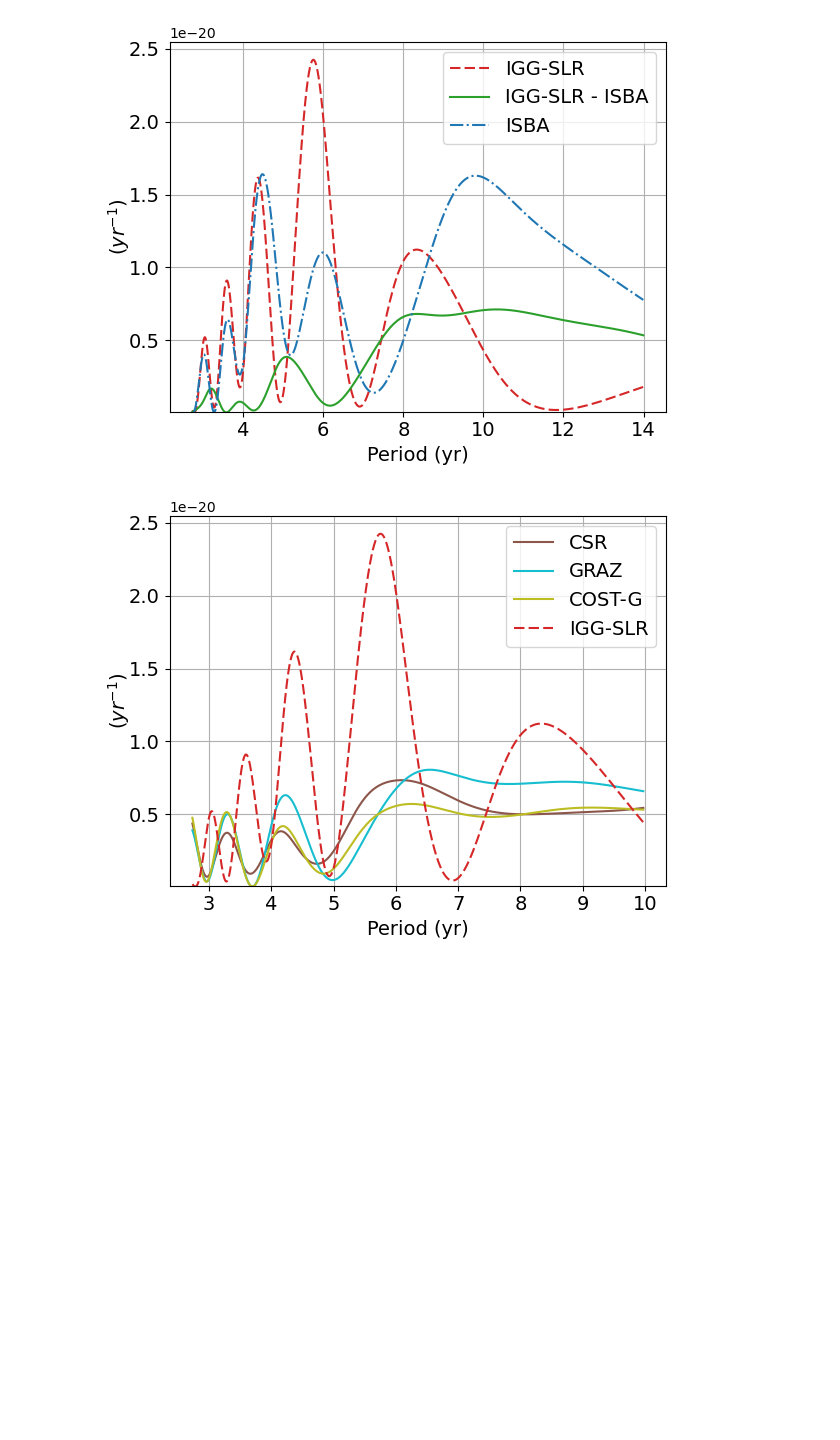
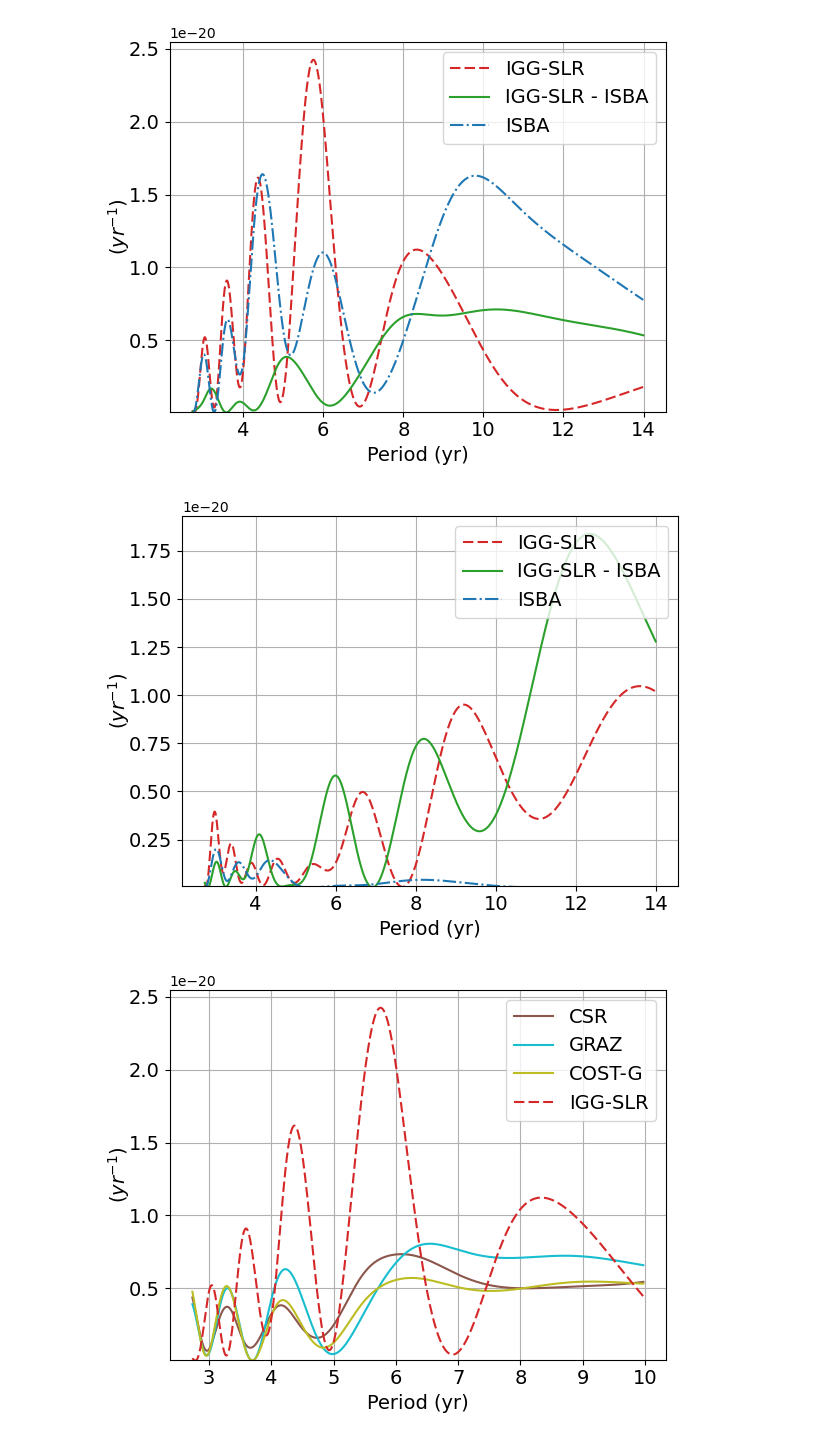
Before and after one commit to tsutterley/gravity-toolkit, a Jupyter notebook: notebooks/GRL_Gravitational_Lecomte2023b.ipynb, the cells around one changed output. Drawn from its saved outputs; the diff is of its cells as text; code cells hidden in the pictures; blank space fills up the shorter version.

```diff
--- a/notebooks/GRL_Gravitational_Lecomte2023b.ipynb
+++ b/notebooks/GRL_Gravitational_Lecomte2023b.ipynb
@@ -222,5 +239,36 @@ plt.grid()
 plt.show()
 # %% [output]
 [figure]
+# %%
+# Figure S4b of the paper
+# Fig S4b. Lomb-Scargle periodogram of C2,2 coefficient for IGG-SLR (red) product, IGG-SLR minus ISBA combination (green) and ISBA (blue).
+windows = 48
+
+# windows creation to reduce the apodization effect
+global_hann = sc.signal.windows.hamming(windows)[:windows//2]
+slr_hann = np.concatenate((global_hann, np.ones(len(SLR_filt_Ylms.time)-windows), global_hann[::-1]))
+slrisba_hann = np.concatenate((global_hann, np.ones(len(SLR_filt_isba_Ylms.time)-windows), global_hann[::-1]))
+
+# compute periodogram
+w = np.linspace(0.449, 2.3, 5000)[::-1]
+pgram = sg.lombscargle(SLR_filt_Ylms.time.copy(), SLR_filt_Ylms.clm[2,2]*slr_hann, w.copy(), normalize=False)
+pgram_slr_isba = sg.lombscargle(SLR_filt_isba_Ylms.time.copy(), SLR_filt_isba_Ylms.clm[2,2]*slrisba_hann, w.copy(), normalize=False)
+pgram_isba = sg.lombscargle(isba_filt_Ylms_long.time.copy(), isba_filt_Ylms_long.clm[2,2]*slrisba_hann, w.copy(), normalize=False)
+
+plt.figure()
+plt.plot(2*np.pi/w, pgram, label='IGG-SLR', color='C3', linestyle=(0, (5,2)))
+plt.plot(2*np.pi/w, pgram_slr_isba, label='IGG-SLR - ISBA', color='C2')
+plt.plot(2*np.pi/w, pgram_isba, label='ISBA', color='C0', linestyle='dashdot')
+
+plt.xlabel('Period (yr)', labelpad=4, fontsize=14)
+plt.ylabel('($yr^{-1}$)', labelpad=-2, fontsize=14)
+plt.ylim(10**-22)
+plt.legend(loc='upper right', fontsize=14)
+plt.xticks(fontsize=14)
+plt.yticks(fontsize=14)
+plt.grid()
+plt.show()
+# %% [output]
+[figure, added]
 # %%
 # Figure Supplementary Information S3b of the paper
```
Also changed, not shown: parts of 8 cells of this notebook.
